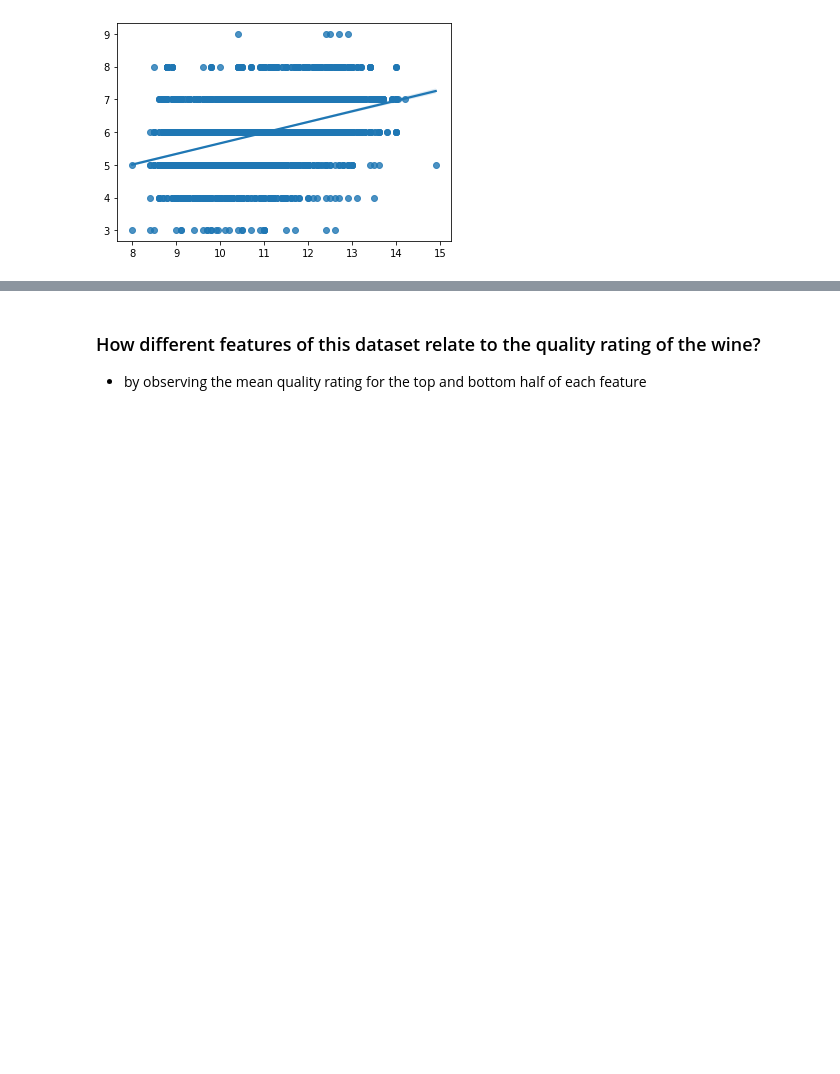
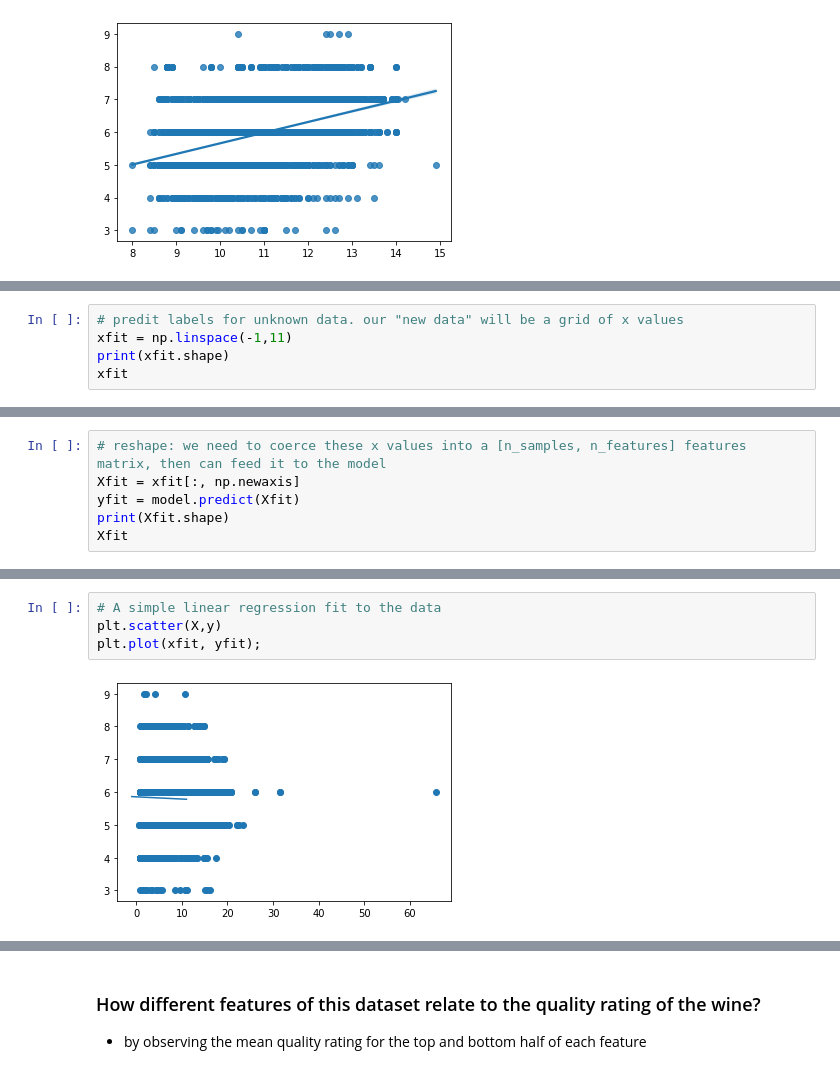
Before and after one commit to anitaguo49/Wine_Quality_Analysis, a Jupyter notebook: Wine_Quality_Analysis.ipynb, the cells around one changed output, grey strips where cells are left out. Cells and saved outputs as stored; diff of their text form; blank space fills up the shorter version.

```diff
--- a/Wine_Quality_Analysis.ipynb
+++ b/Wine_Quality_Analysis.ipynb
@@ -97,0 +163,5 @@ sns.regplot(x,y, data=df)
+# %%
+# predit labels for unknown data. our "new data" will be a grid of x values
+xfit = np.linspace(-1,11)
+print(xfit.shape)
+xfit
@@ -97,0 +180,6 @@ sns.regplot(x,y, data=df)
+# %%
+# reshape: we need to coerce these x values into a [n_samples, n_features] features matrix, then can feed it to the model
+Xfit = xfit[:, np.newaxis]
+yfit = model.predict(Xfit)
+print(Xfit.shape)
+Xfit
@@ -97,0 +205,6 @@ sns.regplot(x,y, data=df)
+# %%
+# A simple linear regression fit to the data
+plt.scatter(X,y)
+plt.plot(xfit, yfit);
+# %% [output]
+[figure, added]
```
Also changed, not shown: parts of 23 cells of this notebook.
